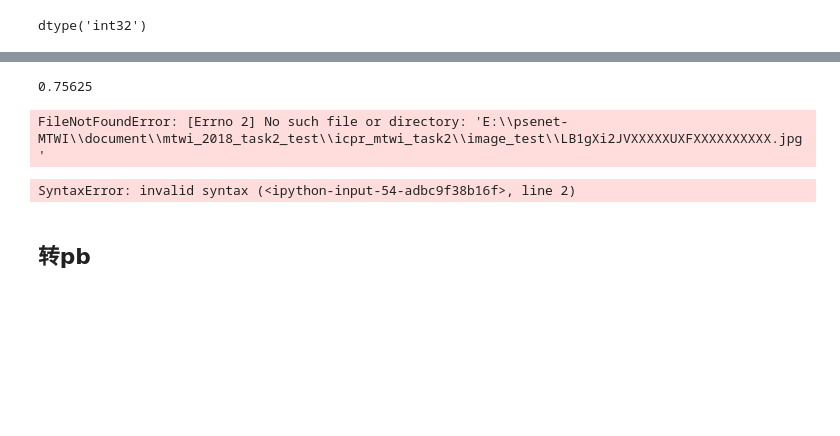
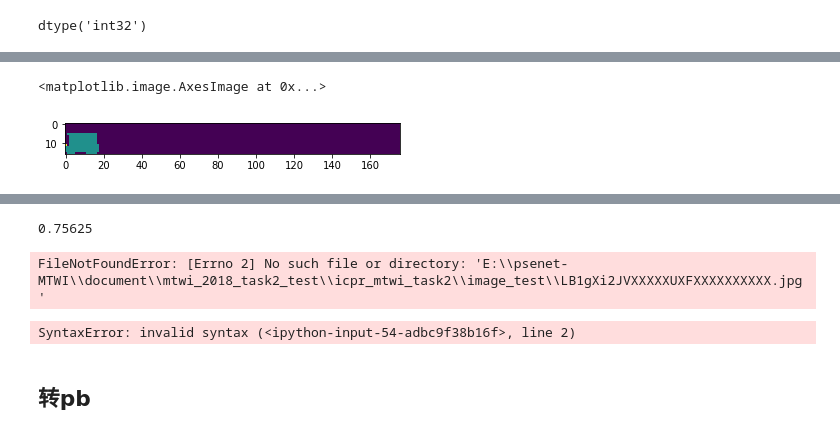
Before and after one commit to xiaomaxiao/PSENET, a Jupyter notebook: psenet_train_BLINEAR.ipynb, the cells around one changed output, grey strips where cells are left out. Drawn from its saved outputs; the diff is of its cells as text; code cells hidden in the pictures; blank space fills up the shorter version.

```diff
--- a/psenet_train_BLINEAR.ipynb
+++ b/psenet_train_BLINEAR.ipynb
@@ -334,0 +352,5 @@ dtype('int32')
+# %%
+plt.imshow(labelimage)
+# %% [output]
+<matplotlib.image.AxesImage at 0x...>
+[figure, added]
```
Also changed, not shown: parts of 36 cells of this notebook, 5 other files.
